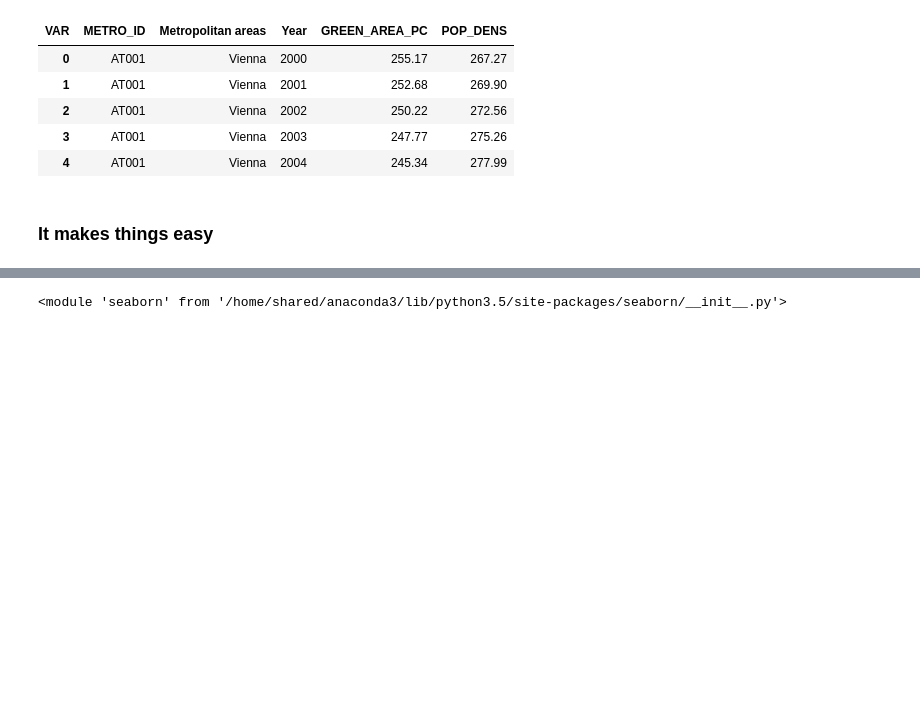
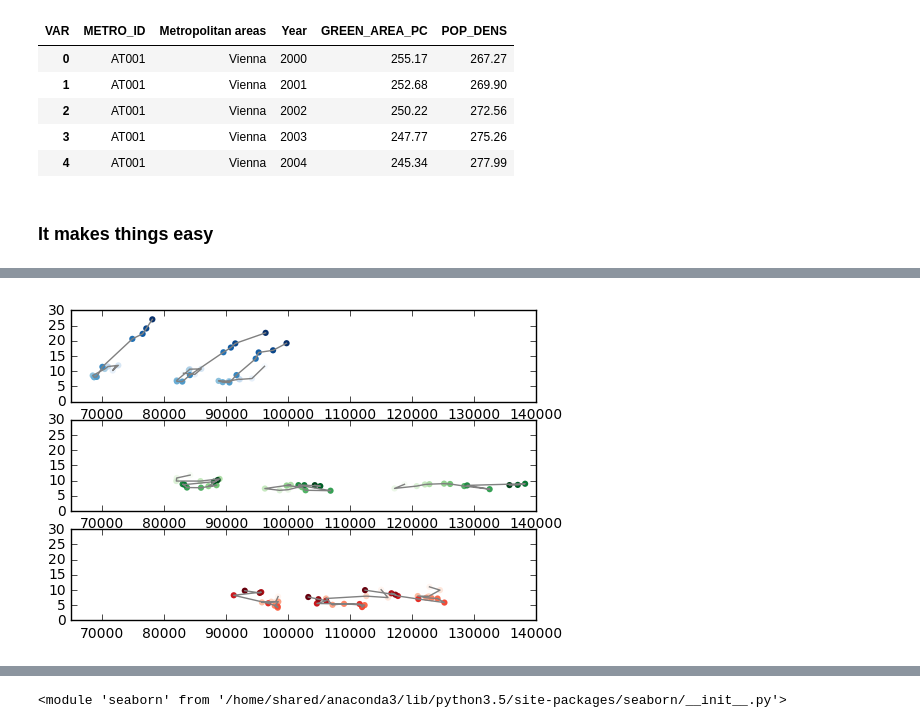
Before and after one commit to jgarciab/wwd2017, a Jupyter notebook: class2/class2b_tidy_data.ipynb, the cells around one changed output, grey strips where cells are left out. Saved outputs shown, nothing was run; the diff lists cells and outputs as text; code cells hidden in the pictures; blank space fills up the shorter version.

```diff
--- a/class2/class2b_tidy_data.ipynb
+++ b/class2/class2b_tidy_data.ipynb
@@ -217,0 +322,27 @@ In class assignment
+# %%
+plt.subplot(3,1,1)
+
+for cit,gr in df_fixed.loc[df_fixed["Metropolitan areas"].isin(["Valencia","Madrid","Barcelona"])].groupby("Metropolitan areas"):
+    plt.plot(gr["LABOUR_PRODUCTIVITY"],gr["UNEMP_R"],color="gray")
+    plt.scatter(gr["LABOUR_PRODUCTIVITY"],gr["UNEMP_R"],c=gr["Year"],edgecolor="none",label=cit,cmap="Blues")
+    plt.xlim((65000,140000))
+    plt.ylim((0,30))
+
+plt.subplot(3,1,2)
+for cit,gr in df_fixed.loc[df_fixed["Metropolitan areas"].isin(["Paris","Lyon","Bordeaux"])].groupby("Metropolitan areas"):
+    plt.plot(gr["LABOUR_PRODUCTIVITY"],gr["UNEMP_R"],color="gray")
+    plt.scatter(gr["LABOUR_PRODUCTIVITY"],gr["UNEMP_R"],c=gr["Year"],edgecolor="none",label=cit,cmap="Greens")
+    plt.xlim((65000,140000))
+    plt.ylim((0,30))
+
+plt.subplot(3,1,3)
+for cit,gr in df_fixed.loc[df_fixed["Metropolitan areas"].isin(["Rome","Turin","Genova"])].groupby("Metropolitan areas"):
+    plt.plot(gr["LABOUR_PRODUCTIVITY"],gr["UNEMP_R"],color="gray")
+    plt.scatter(gr["LABOUR_PRODUCTIVITY"],gr["UNEMP_R"],c=gr["Year"],edgecolor="none",label=cit,cmap="Reds")
+
+    plt.xlim((65000,140000))
+    plt.ylim((0,30))
+
+# Why do we get those results?
+# %% [output]
+[figure, added]
```
Also changed, not shown: parts of 38 cells of this notebook, 11 other files.
